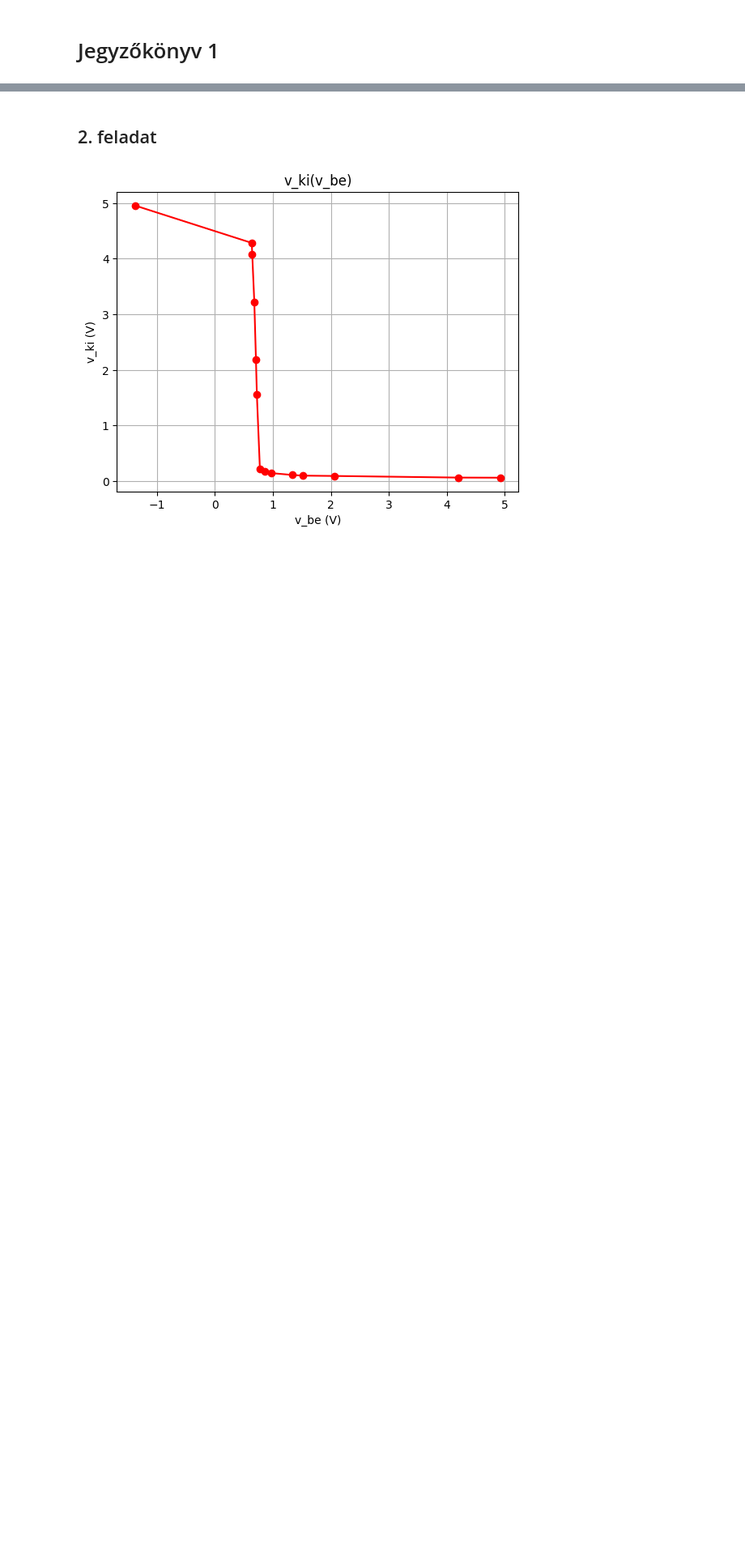
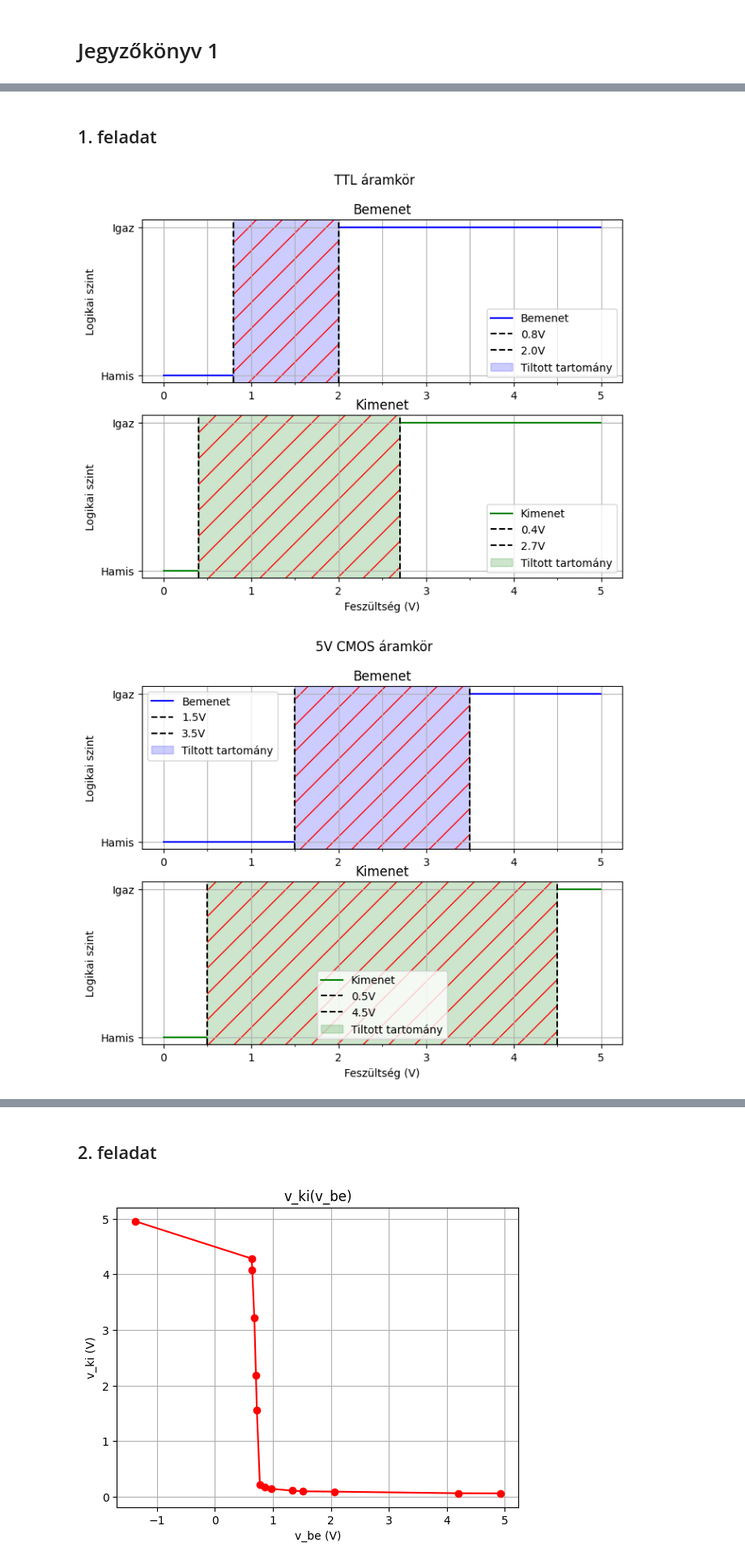
Before and after one commit to skornel02/szte-FBN609L-2023-2, a Jupyter notebook: jegyzokonyv01.ipynb, the cells around one changed output, grey strips where cells are left out. Shown: that part at 81% size. Saved outputs shown, nothing was run; the diff lists cells and outputs as text; code cells hidden in the pictures; blank space fills up the shorter version.

Commit message:
jegyzokonyv01.docx Első feladat

```diff
--- a/jegyzokonyv01.ipynb
+++ b/jegyzokonyv01.ipynb
@@ -14,0 +7,50 @@ please provide us feedback at https://github.com/pandas-dev/pandas/issues/54466
+# %% [markdown]
+## 1. feladat
+# %%
+def logic_plot_generator(inp_false_cutoff, inp_true_cutoff, inp_label, out_false_cutoff, out_true_cutoff, out_label, title, volt_min = 0, volt_max = 5) -> None:
+    TRUE_VAL = 1
+    FALSE_VAL = 0
+
+    voltage_values = np.arange(volt_min, volt_max, 0.01)
+
+    ttl_input_signal = np.where(voltage_values < inp_false_cutoff, FALSE_VAL, np.where(voltage_values > inp_true_cutoff, TRUE_VAL, np.nan))
+    ttl_output_signal = np.where(voltage_values < out_false_cutoff, FALSE_VAL, np.where(voltage_values > out_true_cutoff, TRUE_VAL, np.nan))
+
+    fig = plt.figure(figsize=(8, 6))
+    fig.suptitle(title)
+    ax1 = plt.subplot(211)
+
+    ax1.set_title('Bemenet')
+    plt.step(voltage_values, ttl_input_signal, color='blue', label=inp_label)
+    plt.xticks(np.arange(volt_min, volt_max, 0.5), minor=True)
+    plt.axvline(x=inp_false_cutoff, color='black', linestyle='--', label=f'{inp_false_cutoff}V')
+    plt.axvline(x=inp_true_cutoff, color='black', linestyle='--', label=f'{inp_true_cutoff}V')
+    plt.axvspan(inp_false_cutoff, inp_true_cutoff, color='blue', alpha=0.2, label='Tiltott tartomány')
+    plt.axvspan(inp_false_cutoff, inp_true_cutoff, color='red', fill=None, linewidth=0, hatch="/", alpha=1)
+    plt.yticks([FALSE_VAL, TRUE_VAL], ['Hamis', 'Igaz'])
+    plt.legend()
+    plt.ylabel('Logikai szint')
+    plt.grid(True, which='both')
+
+    ax2 = plt.subplot(212, sharex=ax1, sharey=ax1)
+    ax2.title.set_text('Kimenet')
+    plt.step(voltage_values, ttl_output_signal, color='green', label=out_label)
+    plt.axvline(x=out_false_cutoff, color='black', linestyle='--', label=f'{out_false_cutoff}V')
+    plt.axvline(x=out_true_cutoff, color='black', linestyle='--', label=f'{out_true_cutoff}V')
+    plt.axvspan(out_false_cutoff, out_true_cutoff, color='green', alpha=0.2, label='Tiltott tartomány')
+    plt.axvspan(out_false_cutoff, out_true_cutoff, color='red', fill=None, linewidth=0, hatch="/", alpha=1)
+    plt.yticks([FALSE_VAL, TRUE_VAL], ['Hamis', 'Igaz'])
+    plt.legend()
+    plt.ylabel('Logikai szint')
+    plt.xlabel('Feszültség (V)')
+
+    plt.grid(True)
+    plt.show()
+
+logic_plot_generator(0.8, 2.0, 'Bemenet', 0.4, 2.7, 'Kimenet', 'TTL áramkör')
+logic_plot_generator(1.5, 3.5, 'Bemenet', 0.5, 4.5, 'Kimenet', '5V CMOS áramkör')
+logic_plot_generator(0.8, 2.0, 'Bemenet', 0.4, 2.4, 'Kimenet', '3,3V TTL/CMOS áramkör', 0, 3.3)
+logic_plot_generator(0.8, 2.0, 'Bemenet', 0.33, 3.84, 'Kimenet', 'HCT áramkör')
+# %% [output]
+[figure, added]
+[figure, added]
```
Also changed, not shown: parts of 2 cells of this notebook, 2 other files.
